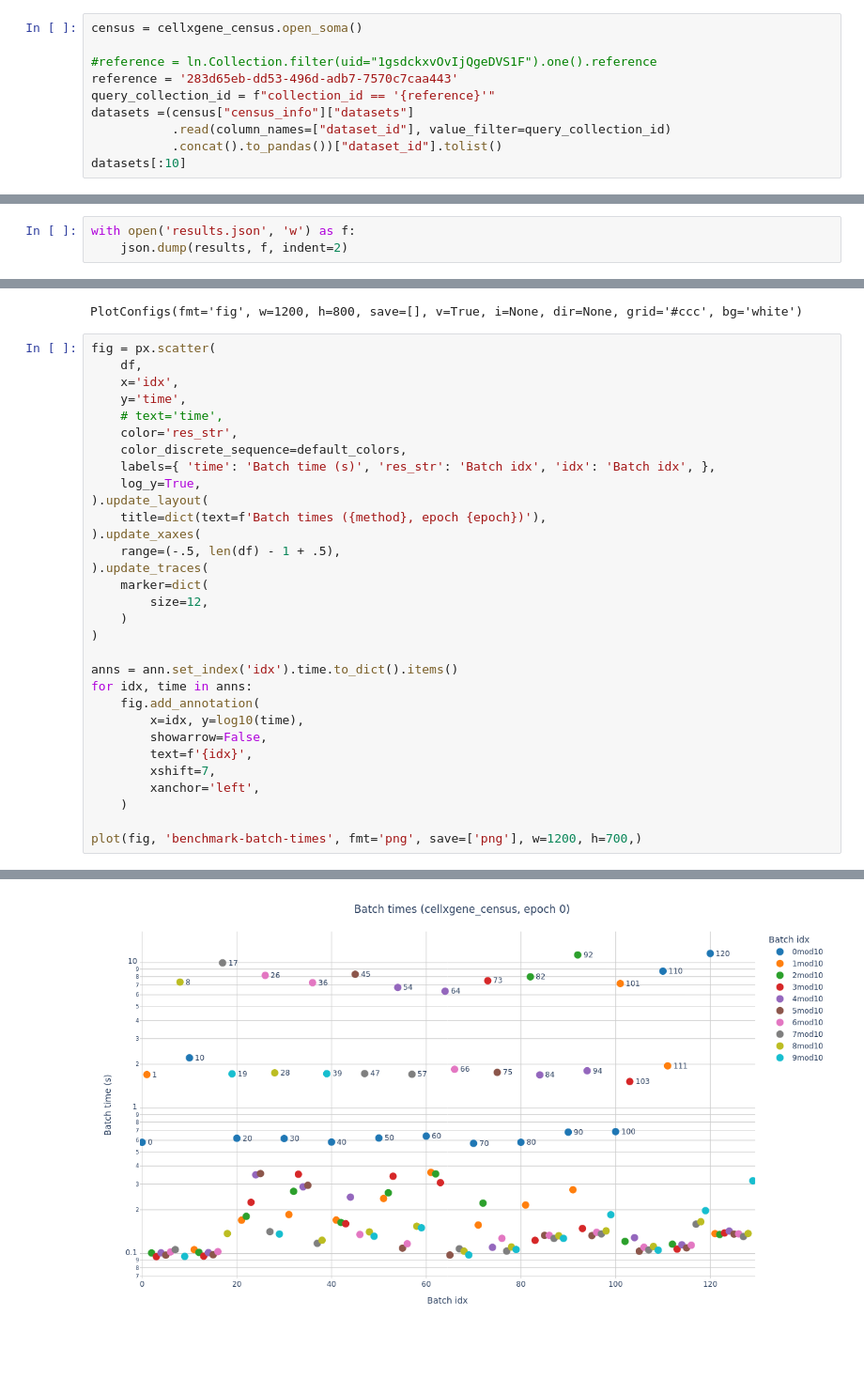
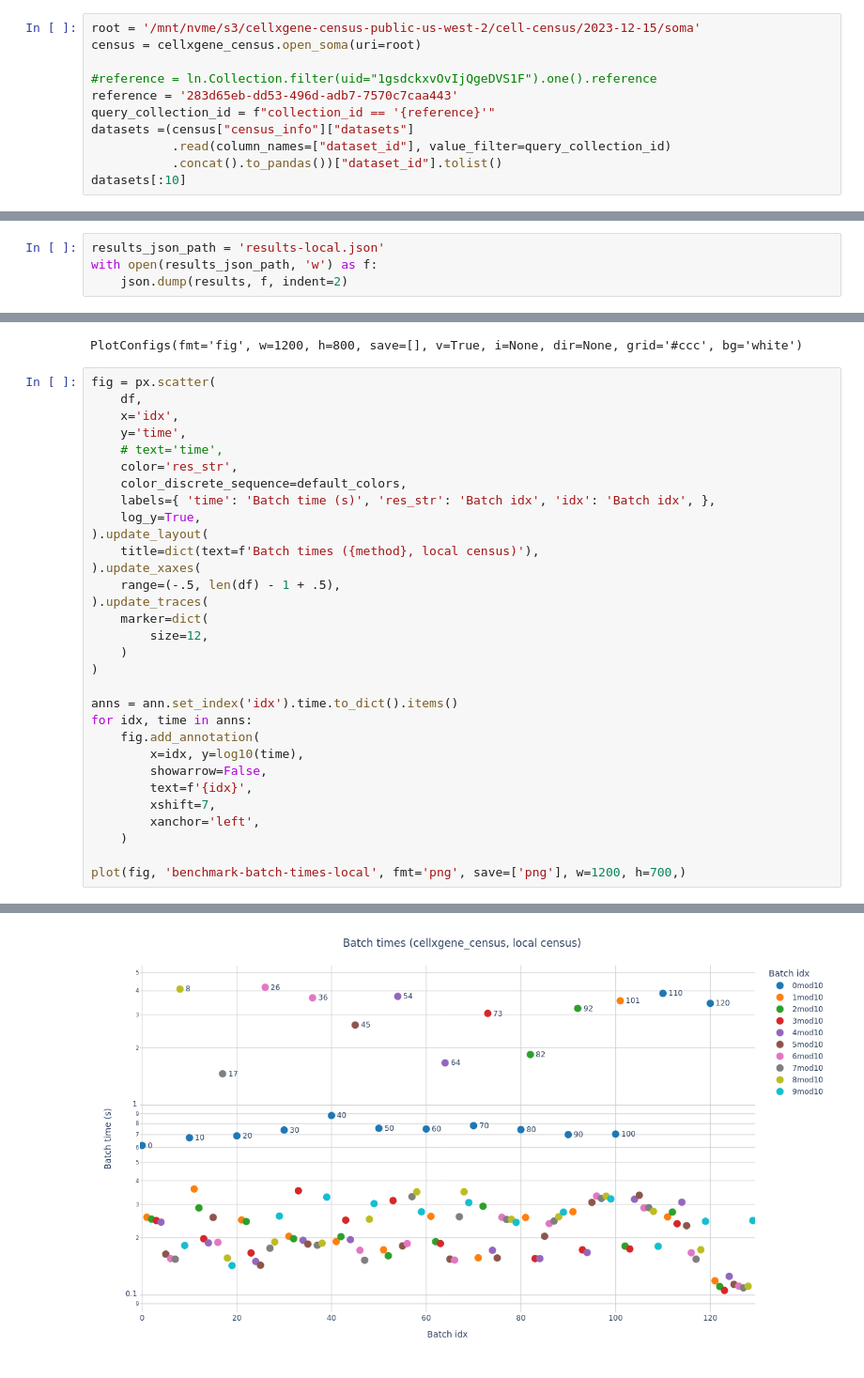
Before and after one commit to TileDB-Inc/arrayloader-benchmarks, a Jupyter notebook: benchmark.ipynb, the cells around one changed output, grey strips where cells are left out. Shown at 94% size. Cells and saved outputs as stored; diff of their text form.

Commit message:
run datasets 2:7 vs local soma census

```diff
--- a/benchmark.ipynb
+++ b/benchmark.ipynb
@@ -9,7 +9,8 @@ import torch
 from torch.utils.data import DataLoader
 torch.ones(2).cuda();
 # %%
-census = cellxgene_census.open_soma()
+root = '/mnt/nvme/s3/cellxgene-census-public-us-west-2/cell-census/2023-12-15/soma'
+census = cellxgene_census.open_soma(uri=root)
 
 #reference = ln.Collection.filter(uid="1gsdckxvOvIjQgeDVS1F").one().reference
 reference = '283d65eb-dd53-496d-adb7-7570c7caa443'
@@ -160,4 +160,5 @@ Wall time: 2min 49s
 # %%
-with open('results.json', 'w') as f:
+results_json_path = 'results-local.json'
+with open(results_json_path, 'w') as f:
     json.dump(results, f, indent=2)
 # %%
@@ -228,7 +229,7 @@ fig = px.scatter(
     labels={ 'time': 'Batch time (s)', 'res_str': 'Batch idx', 'idx': 'Batch idx', },
     log_y=True,
 ).update_layout(
-    title=dict(text=f'Batch times ({method}, epoch {epoch})'),
+    title=dict(text=f'Batch times ({method}, local census)'),
 ).update_xaxes(
     range=(-.5, len(df) - 1 + .5),
 ).update_traces(
@@ -247,5 +248,5 @@ for idx, time in anns:
         xanchor='left',
     )
 
-plot(fig, 'benchmark-batch-times', fmt='png', save=['png'], w=1200, h=700,)
+plot(fig, 'benchmark-batch-times-local', fmt='png', save=['png'], w=1200, h=700,)
 # %% [output]
@@ -253,2 +254,2 @@ Saving: benchmark-batch-times.png
 Returning IPython Image
-[figure, old version]
+[figure, new version]
```
Also changed, not shown: parts of 10 cells of this notebook, 2 other files.
